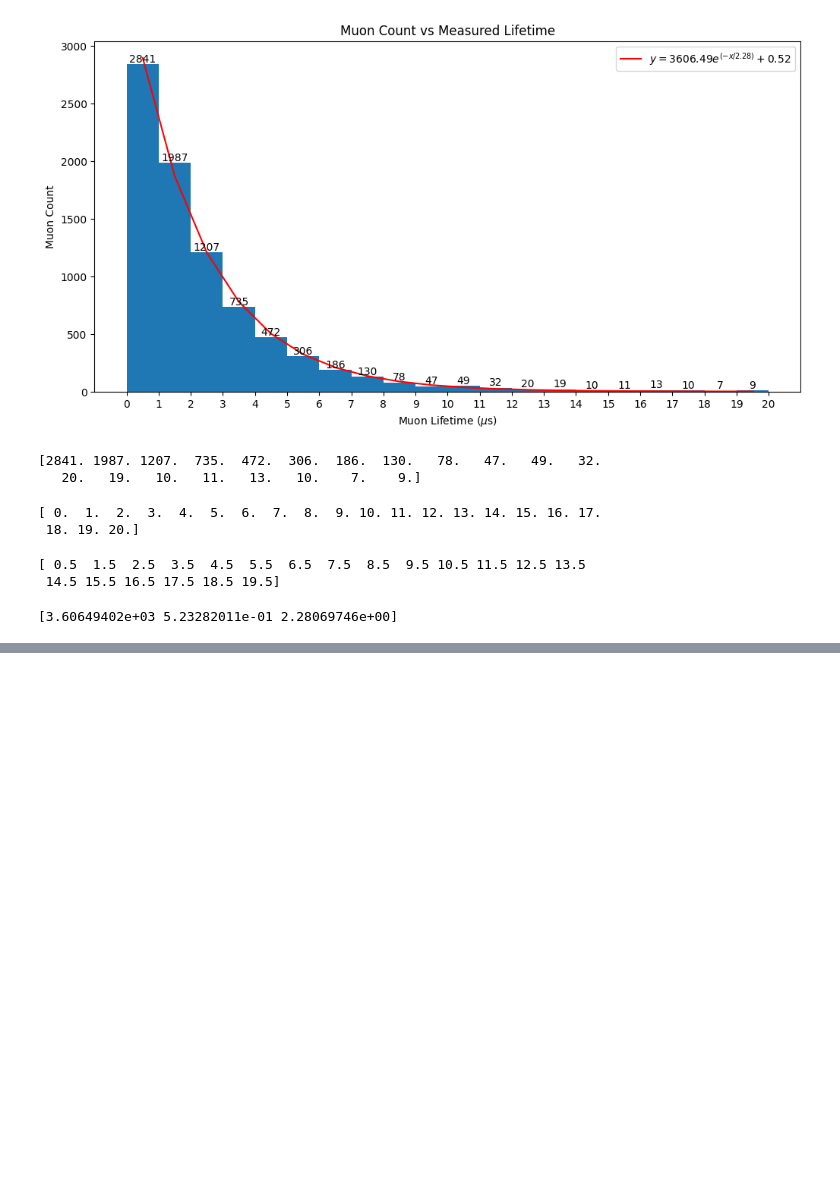
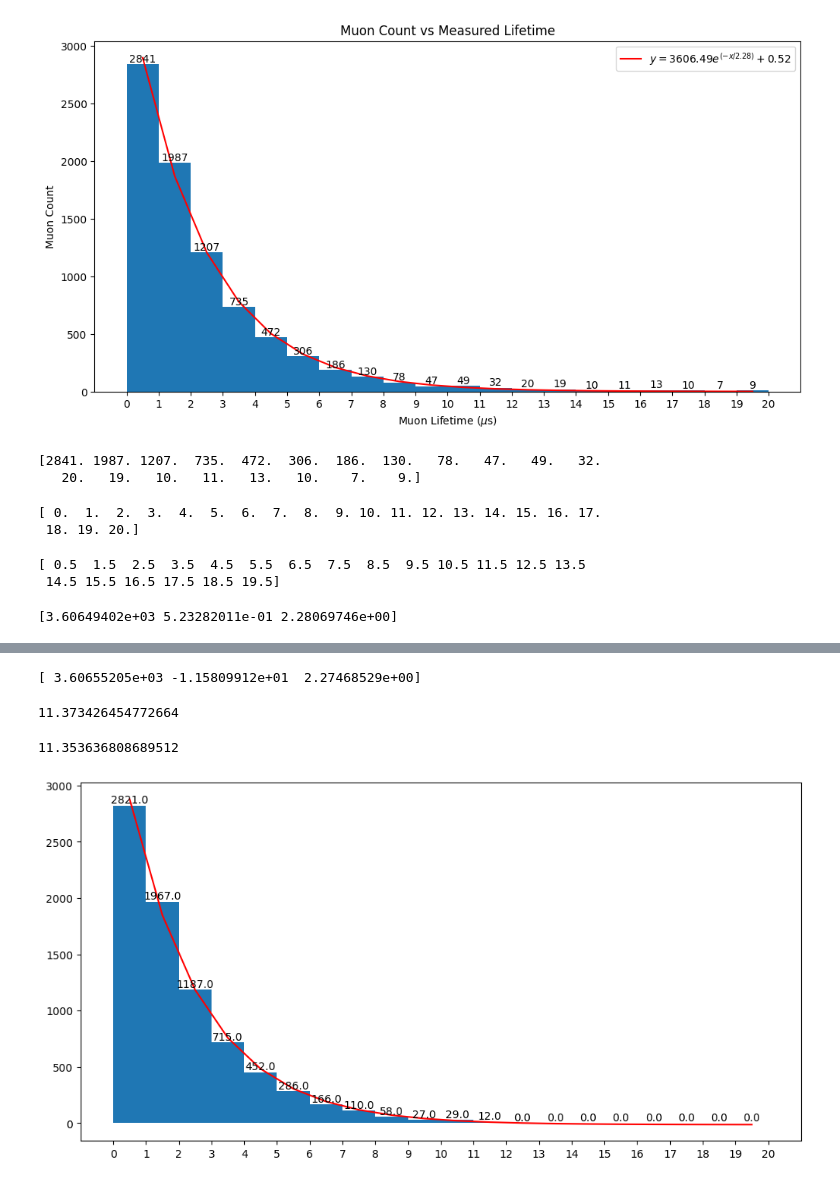
Before and after one commit to 001hazel/Phys-134, a Jupyter notebook: Muon_Physics_Data_Analysis.ipynb, the cells around one changed output, grey strips where cells are left out. Drawn from its saved outputs; the diff is of its cells as text; code cells hidden in the pictures; blank space fills up the shorter version.

```diff
--- a/Muon_Physics_Data_Analysis.ipynb
+++ b/Muon_Physics_Data_Analysis.ipynb
@@ -68,0 +75,7 @@ print(params)
+# %%
+
+def constant(x,A):
+  return A
+
+background,back_covar = scipy.optimize.curve_fit(constant,bincenters[11:],bins[11:])
+print(background)
@@ -68,0 +84,6 @@ print(params)
+# %%
+print(bins)
+new_bins = bins-background
+print(new_bins)
+new_bins = [x if x>0 else 0 for x in new_bins]
+print(new_bins)
@@ -68,0 +99,32 @@ print(params)
+# %%
+
+new_param, new_covar = scipy.optimize.curve_fit(fitmodel,bincenters,new_bins)
+print(new_param)
+5*new_param[2]
+# %% [output]
+[ 3.60655205e+03 -1.15809912e+01  2.27468529e+00]
+11.373426454772664
+# %%
+background_2,back_covar_2 = scipy.optimize.curve_fit(constant,bincenters[11:],new_bins[11:])
+new_bins = new_bins - background_2
+new_bins = [x if x>0 else 0 for x in new_bins]
+new_param,new_covar = scipy.optimize.curve_fit(fitmodel,bincenters,new_bins)
+print(5*new_param[2])
+# %% [output]
+11.353636808689512
+# %%
+background_3,back_covar_3 = scipy.optimize.curve_fit(constant,bincenters[11:],new_bins[11:])
+new_bins = new_bins - background_3
+new_bins = [x if x>0 else 0 for x in new_bins]
+new_param,new_covar = scipy.optimize.curve_fit(fitmodel,bincenters,new_bins)
+# %%
+plt.figure(2,figsize=(12,6))
+model_curve = fitmodel(bincenters,*new_param)
+bargraph = plt.bar(bincenters,new_bins,width=1)
+plt.xticks(np.linspace(0,20,21))
+plt.bar_label(bargraph,np.around(np.asarray(new_bins)))
+plt.plot(bincenters,model_curve,color='r')
+
+plt.show(2)
+# %% [output]
+[figure, added]
```
Also changed, not shown: parts of 4 cells of this notebook.
